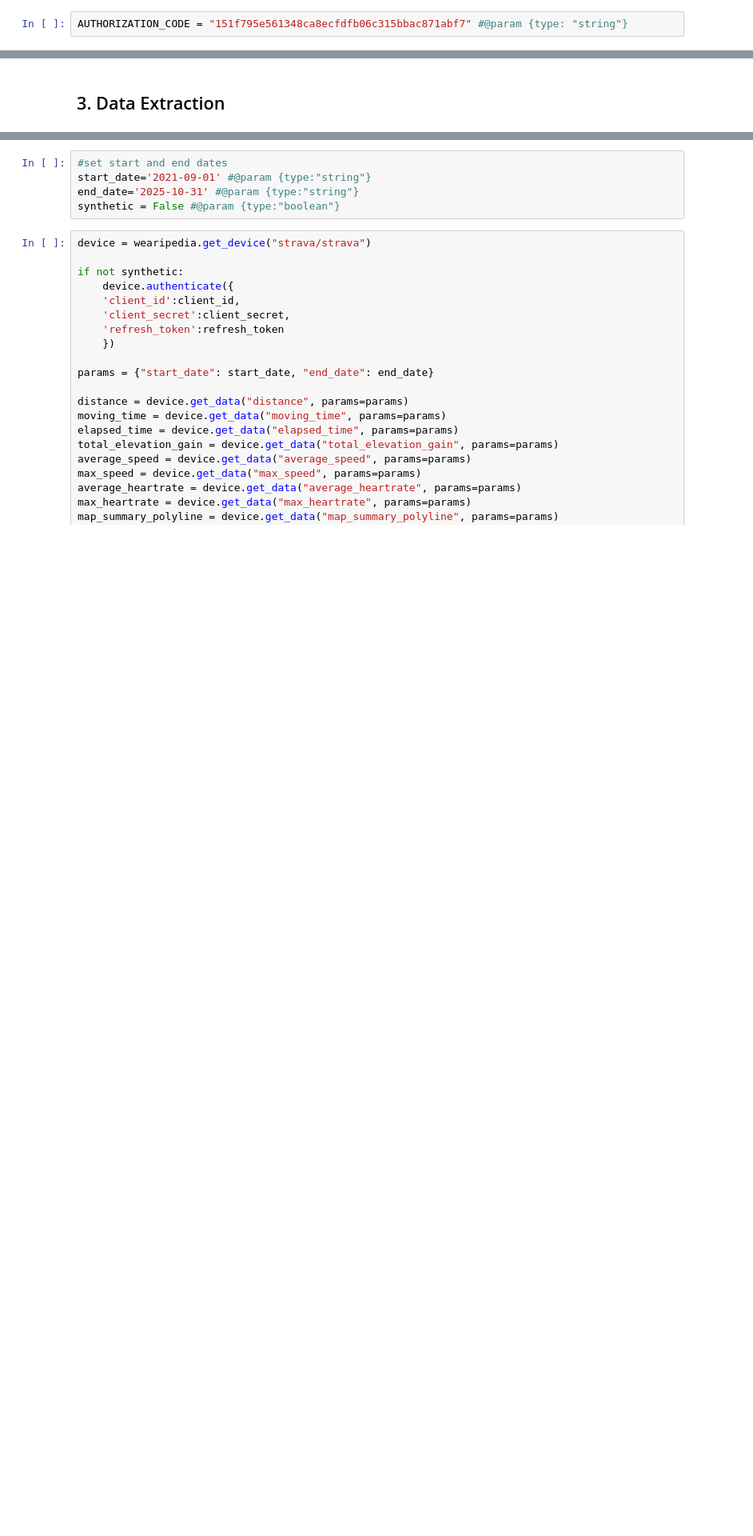
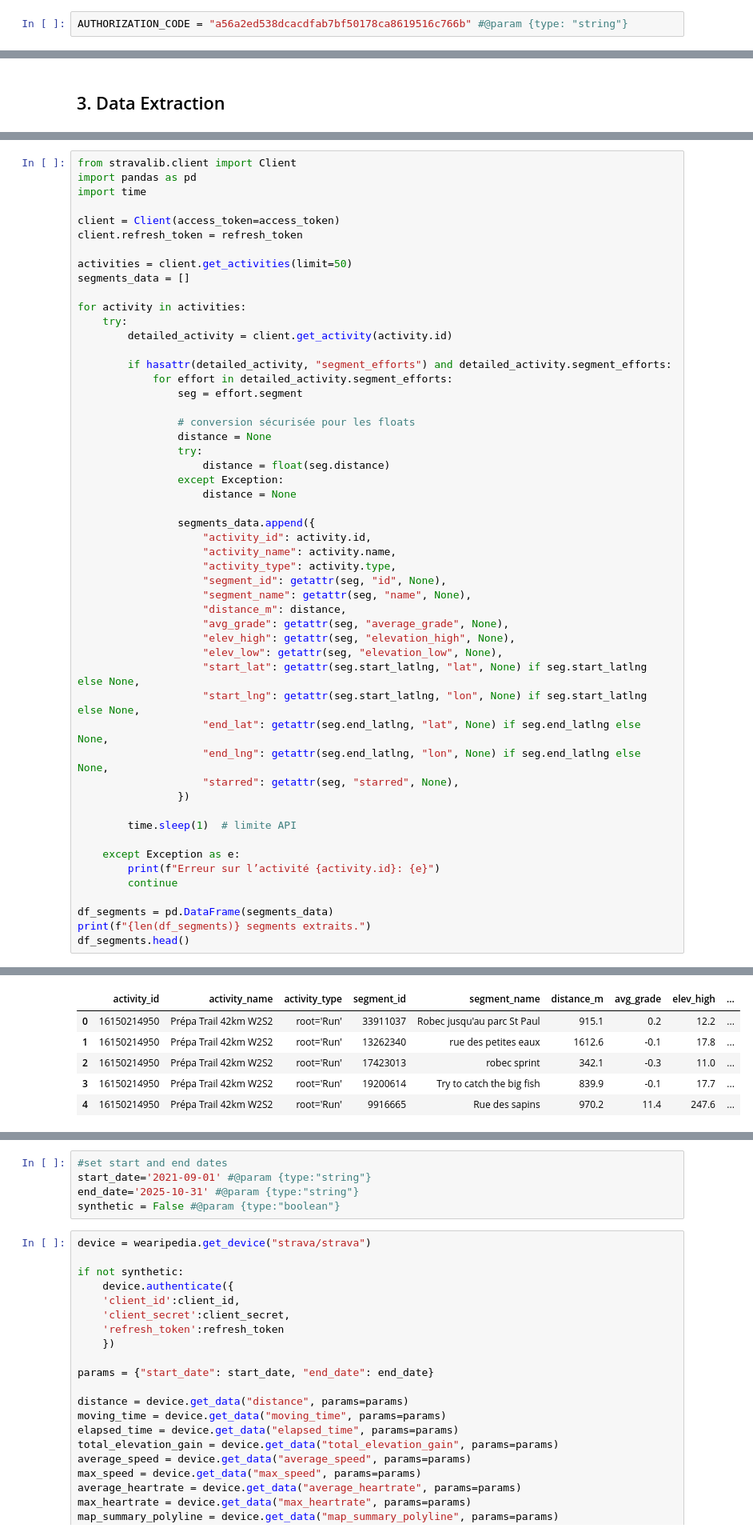
Before and after one commit to ncourtel1/strava-urban-mobility-pipeline, a Jupyter notebook: notebook/01_pipeline_strava.ipynb, the cells around one changed output, grey strips where cells are left out. Shown at 80% size. Cells and saved outputs as stored; diff of their text form; blank space fills up the shorter version.

```diff
--- a/notebook/01_pipeline_strava.ipynb
+++ b/notebook/01_pipeline_strava.ipynb
@@ -60,7 +60,7 @@ print(authorize_url)
 # %% [output]
 https://www.strava.com/oauth/authorize?client_id=181205&response_type=code&redirect_uri=http%3A%2F%2Flocalhost%3A8000%2Fauthorization_successful&scope=read%2Cprofile%3Aread_all%2Cactivity%3Aread&appro ...
 # %%
-AUTHORIZATION_CODE = "151f795e561348ca8ecfdfb06c315bbac871abf7" #@param {type: "string"}
+AUTHORIZATION_CODE = "a56a2ed538dcacdfab7bf50178ca8619516c766b" #@param {type: "string"}
 # %%
 def refresh_strava_access_token(client_id, client_secret, AUTHORIZATION_CODE):
     """
@@ -123,0 +126,53 @@ New refresh token: 91bf1b3654e117efc7b7bfb3d4fc9c97fd174b26
+# %%
+from stravalib.client import Client
+import pandas as pd
+import time
+
+client = Client(access_token=access_token)
+client.refresh_token = refresh_token
+
+activities = client.get_activities(limit=50)
+segments_data = []
+
+for activity in activities:
+    try:
+        detailed_activity = client.get_activity(activity.id)
+
+        if hasattr(detailed_activity, "segment_efforts") and detailed_activity.segment_efforts:
+            for effort in detailed_activity.segment_efforts:
+                seg = effort.segment
+
+                # conversion sécurisée pour les floats
+                distance = None
+                try:
+                    distance = float(seg.distance)
+                except Exception:
+                    distance = None
+
+                segments_data.append({
+                    "activity_id": activity.id,
+                    "activity_name": activity.name,
+                    "activity_type": activity.type,
+                    "segment_id": getattr(seg, "id", None),
+                    "segment_name": getattr(seg, "name", None),
+                    "distance_m": distance,
+                    "avg_grade": getattr(seg, "average_grade", None),
+                    "elev_high": getattr(seg, "elevation_high", None),
+                    "elev_low": getattr(seg, "elevation_low", None),
+                    "start_lat": getattr(seg.start_latlng, "lat", None) if seg.start_latlng else None,
+                    "start_lng": getattr(seg.start_latlng, "lon", None) if seg.start_latlng else None,
+                    "end_lat": getattr(seg.end_latlng, "lat", None) if seg.end_latlng else None,
+                    "end_lng": getattr(seg.end_latlng, "lon", None) if seg.end_latlng else None,
+                    "starred": getattr(seg, "starred", None),
+                })
+
+        time.sleep(1)  # limite API
+
+    except Exception as e:
+        print(f"Erreur sur l’activité {activity.id}: {e}")
+        continue
+
+df_segments = pd.DataFrame(segments_data)
+print(f"{len(df_segments)} segments extraits.")
+df_segments.head()
+# %% [output]
@@ -123,0 +197,6 @@ New refresh token: 91bf1b3654e117efc7b7bfb3d4fc9c97fd174b26
+|  | activity_id | activity_name | activity_type | segment_id | segment_name | distance_m | avg_grade | elev_high | ... |
+| 0 | 16150214950 | Prépa Trail 42km W2S2 | root='Run' | 33911037 | Robec jusqu'au parc St Paul | 915.1 | 0.2 | 12.2 | ... |
+| 1 | 16150214950 | Prépa Trail 42km W2S2 | root='Run' | 13262340 | rue des petites eaux | 1612.6 | -0.1 | 17.8 | ... |
+| 2 | 16150214950 | Prépa Trail 42km W2S2 | root='Run' | 17423013 | robec sprint | 342.1 | -0.3 | 11.0 | ... |
+| 3 | 16150214950 | Prépa Trail 42km W2S2 | root='Run' | 19200614 | Try to catch the big fish | 839.9 | -0.1 | 17.7 | ... |
+| 4 | 16150214950 | Prépa Trail 42km W2S2 | root='Run' | 9916665 | Rue des sapins | 970.2 | 11.4 | 247.6 | ... |
```
Also changed, not shown: parts of 9 cells of this notebook.
